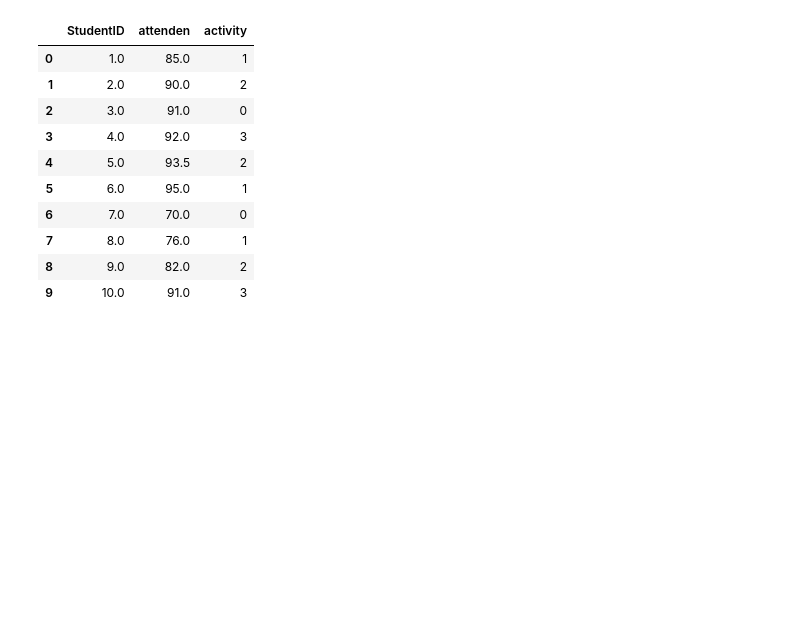
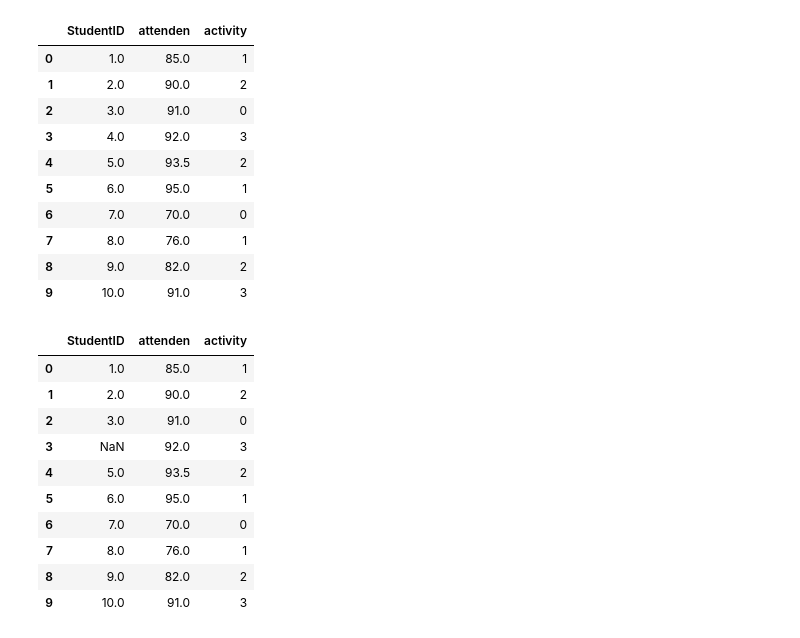
Before and after one commit to aditya995666/pandas, a Jupyter notebook: pandas interpolate functon/pandas_interpolate_function_1.ipynb, the cells around one changed output. Cells and saved outputs as stored; diff of their text form; code cells hidden in the pictures; blank space fills up the shorter version.

```diff
--- a/pandas interpolate functon/pandas_interpolate_function_1.ipynb
+++ b/pandas interpolate functon/pandas_interpolate_function_1.ipynb
@@ -79,3 +79,18 @@ df.interpolate(method="polynomial",order=1)
 | 7 | 8.0 | 76.0 | 1 |
 | 8 | 9.0 | 82.0 | 2 |
 | 9 | 10.0 | 91.0 | 3 |
+# %%
+df.interpolate(limit=2,limit_direction="backward")
+# fill backword value
+# %% [output]
+|  | StudentID | attenden | activity |
+| 0 | 1.0 | 85.0 | 1 |
+| 1 | 2.0 | 90.0 | 2 |
+| 2 | 3.0 | 91.0 | 0 |
+| 3 | NaN | 92.0 | 3 |
+| 4 | 5.0 | 93.5 | 2 |
+| 5 | 6.0 | 95.0 | 1 |
+| 6 | 7.0 | 70.0 | 0 |
+| 7 | 8.0 | 76.0 | 1 |
+| 8 | 9.0 | 82.0 | 2 |
+| 9 | 10.0 | 91.0 | 3 |
```
Also changed, not shown: parts of 3 cells of this notebook, 1 other file.
